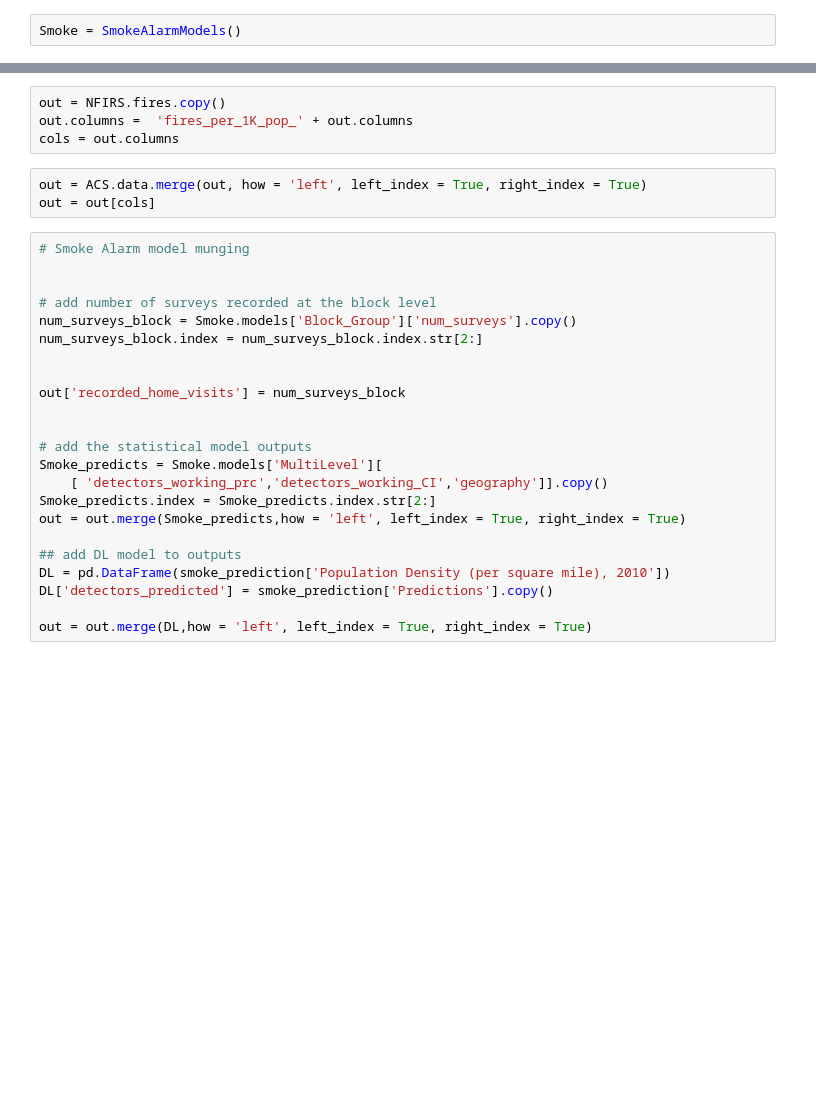
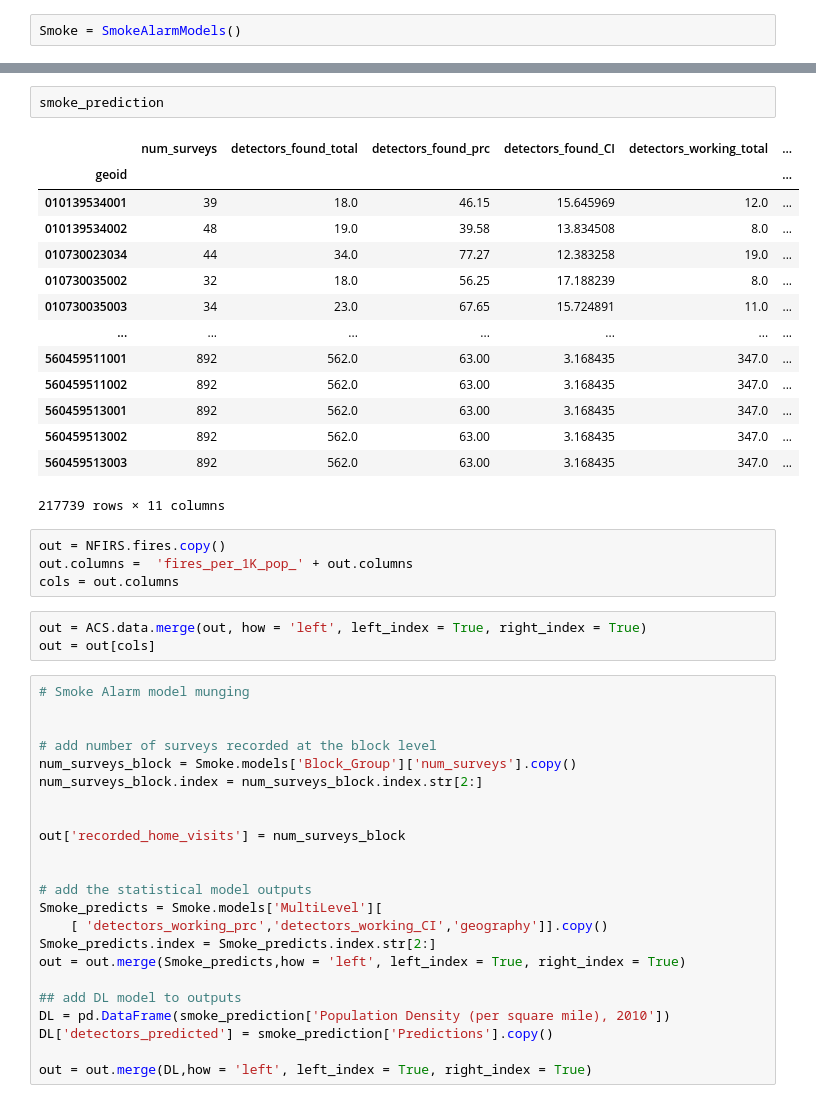
Before and after one commit to DataKind-DC/rcp2, a Jupyter notebook: testScript.ipynb, the cells around one changed output, grey strips where cells are left out. Saved outputs shown, nothing was run; the diff lists cells and outputs as text; blank space fills up the shorter version.

```diff
--- a/testScript.ipynb
+++ b/testScript.ipynb
@@ -119,3 +121,20 @@ Test R-squared: 0.6408872569892782
+# %%
+smoke_prediction
+# %% [output]
+|  | num_surveys | detectors_found_total | detectors_found_prc | detectors_found_CI | detectors_working_total | ... |
+| geoid |  |  |  |  |  | ... |
+| 010139534001 | 39 | 18.0 | 46.15 | 15.645969 | 12.0 | ... |
+| 010139534002 | 48 | 19.0 | 39.58 | 13.834508 | 8.0 | ... |
+| 010730023034 | 44 | 34.0 | 77.27 | 12.383258 | 19.0 | ... |
+| 010730035002 | 32 | 18.0 | 56.25 | 17.188239 | 8.0 | ... |
+| 010730035003 | 34 | 23.0 | 67.65 | 15.724891 | 11.0 | ... |
+| ... | ... | ... | ... | ... | ... | ... |
+| 560459511001 | 892 | 562.0 | 63.00 | 3.168435 | 347.0 | ... |
+| 560459511002 | 892 | 562.0 | 63.00 | 3.168435 | 347.0 | ... |
+| 560459513001 | 892 | 562.0 | 63.00 | 3.168435 | 347.0 | ... |
+| 560459513002 | 892 | 562.0 | 63.00 | 3.168435 | 347.0 | ... |
+| 560459513003 | 892 | 562.0 | 63.00 | 3.168435 | 347.0 | ... |
+217739 rows × 11 columns
 # %%
 out = NFIRS.fires.copy()
 out.columns =  'fires_per_1K_pop_' + out.columns
```
Also changed, not shown: parts of 11 cells of this notebook, 9 other files.
